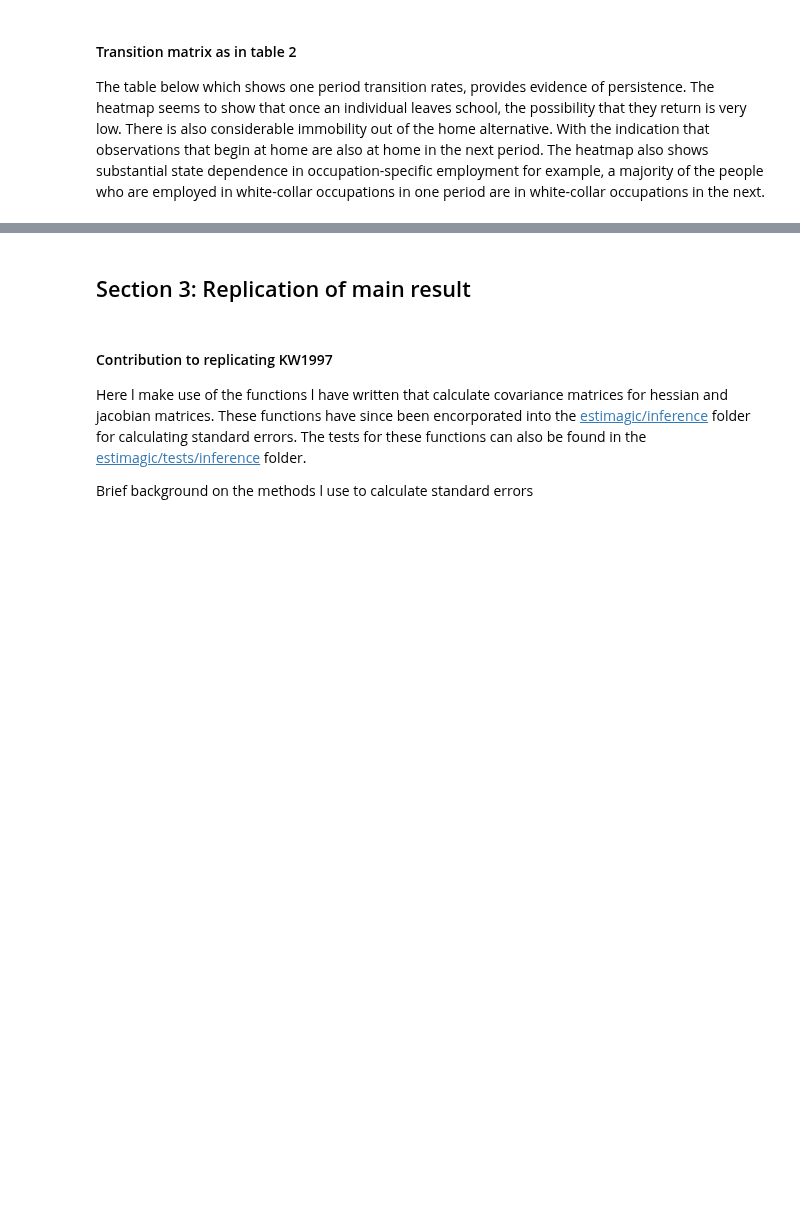
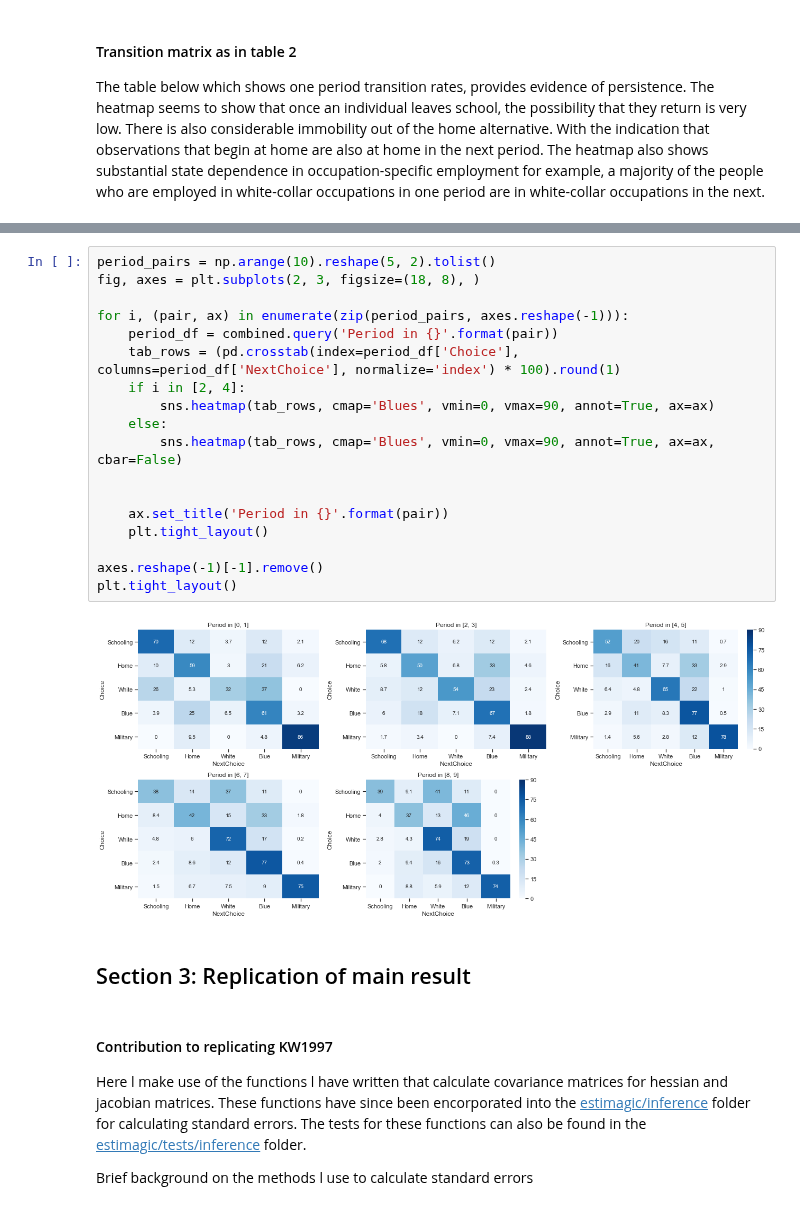
Before and after one commit to Yuleii/student-project-lindamaok899, a Jupyter notebook: student_project.ipynb, the cells around one changed output, grey strips where cells are left out. Drawn from its saved outputs; the diff is of its cells as text; blank space fills up the shorter version.

```diff
--- a/student_project.ipynb
+++ b/student_project.ipynb
@@ -281,3 +294,23 @@ combined = pd.concat([new, new2], axis=1)
+# %%
+period_pairs = np.arange(10).reshape(5, 2).tolist()
+fig, axes = plt.subplots(2, 3, figsize=(18, 8), )
+
+for i, (pair, ax) in enumerate(zip(period_pairs, axes.reshape(-1))):
+    period_df = combined.query('Period in {}'.format(pair))
+    tab_rows = (pd.crosstab(index=period_df['Choice'], columns=period_df['NextChoice'], normalize='index') * 100).round(1)
+    if i in [2, 4]:
+        sns.heatmap(tab_rows, cmap='Blues', vmin=0, vmax=90, annot=True, ax=ax)
+    else:
+        sns.heatmap(tab_rows, cmap='Blues', vmin=0, vmax=90, annot=True, ax=ax, cbar=False)
+
+
+    ax.set_title('Period in {}'.format(pair))
+    plt.tight_layout()
+
+axes.reshape(-1)[-1].remove()
+plt.tight_layout()
+# %% [output]
+[figure, added]
 # %% [markdown]
 ## Section 3: Replication of main result
 # %% [markdown]
```
Also changed, not shown: parts of 4 cells of this notebook, 1 other file.
